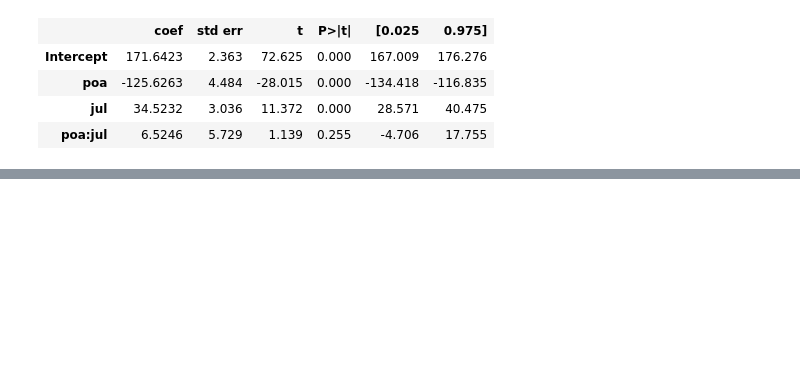
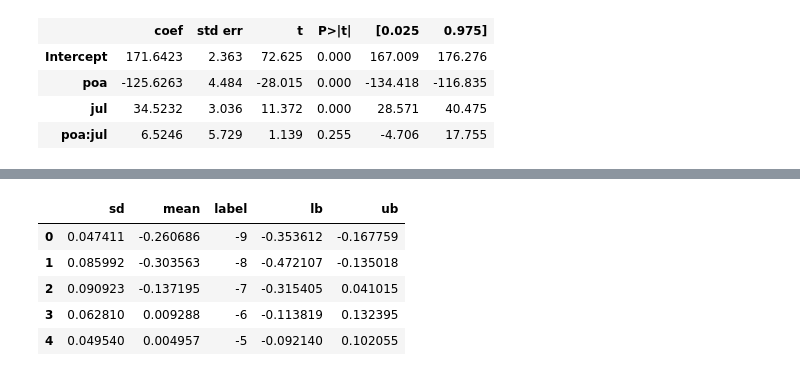
Before and after one commit to alexanderquispe/1REI05, a Jupyter notebook: tutorials/tutorial11/tutorial11.ipynb, the cells around one changed output, grey strips where cells are left out. Saved outputs shown, nothing was run; the diff lists cells and outputs as text; code cells hidden in the pictures; blank space fills up the shorter version.

```diff
--- a/tutorials/tutorial11/tutorial11.ipynb
+++ b/tutorials/tutorial11/tutorial11.ipynb
@@ -135,0 +238,19 @@ smf.ols('deposits ~ poa*jul', data=b_impact).fit().summary().tables[1]
+# %%
+leads = ['lead9[T.True]', 'lead8[T.True]', 'lead7[T.True]', 'lead6[T.True]', 'lead5[T.True]', 'lead4[T.True]', 'lead3[T.True]', 'lead2[T.True]', 'lead1[T.True]']
+lags = ['lag1[T.True]', 'lag2[T.True]', 'lag3[T.True]', 'lag4[T.True]', 'lag5[T.True]']
+
+leadslags_plot = pd.DataFrame({
+    'sd' : np.concatenate([np.sqrt(np.diag(event_study_formula.cov_params().loc[leads][leads])), np.array([0]), np.sqrt(np.diag(event_study_formula.cov_params().loc[lags][lags]))]),
+    'mean':  np.concatenate([event_study_formula.params[leads], np.array([0]), event_study_formula.params[lags]]),
+    'label': np.arange(-9, 6)})
+
+leadslags_plot['lb'] = leadslags_plot['mean'] - leadslags_plot['sd']*1.96
+leadslags_plot['ub'] = leadslags_plot['mean'] + leadslags_plot['sd']*1.96
+leadslags_plot.head()
+# %% [output]
+|  | sd | mean | label | lb | ub |
+| 0 | 0.047411 | -0.260686 | -9 | -0.353612 | -0.167759 |
+| 1 | 0.085992 | -0.303563 | -8 | -0.472107 | -0.135018 |
+| 2 | 0.090923 | -0.137195 | -7 | -0.315405 | 0.041015 |
+| 3 | 0.062810 | 0.009288 | -6 | -0.113819 | 0.132395 |
+| 4 | 0.049540 | 0.004957 | -5 | -0.092140 | 0.102055 |
```
Also changed, not shown: parts of 10 cells of this notebook.
